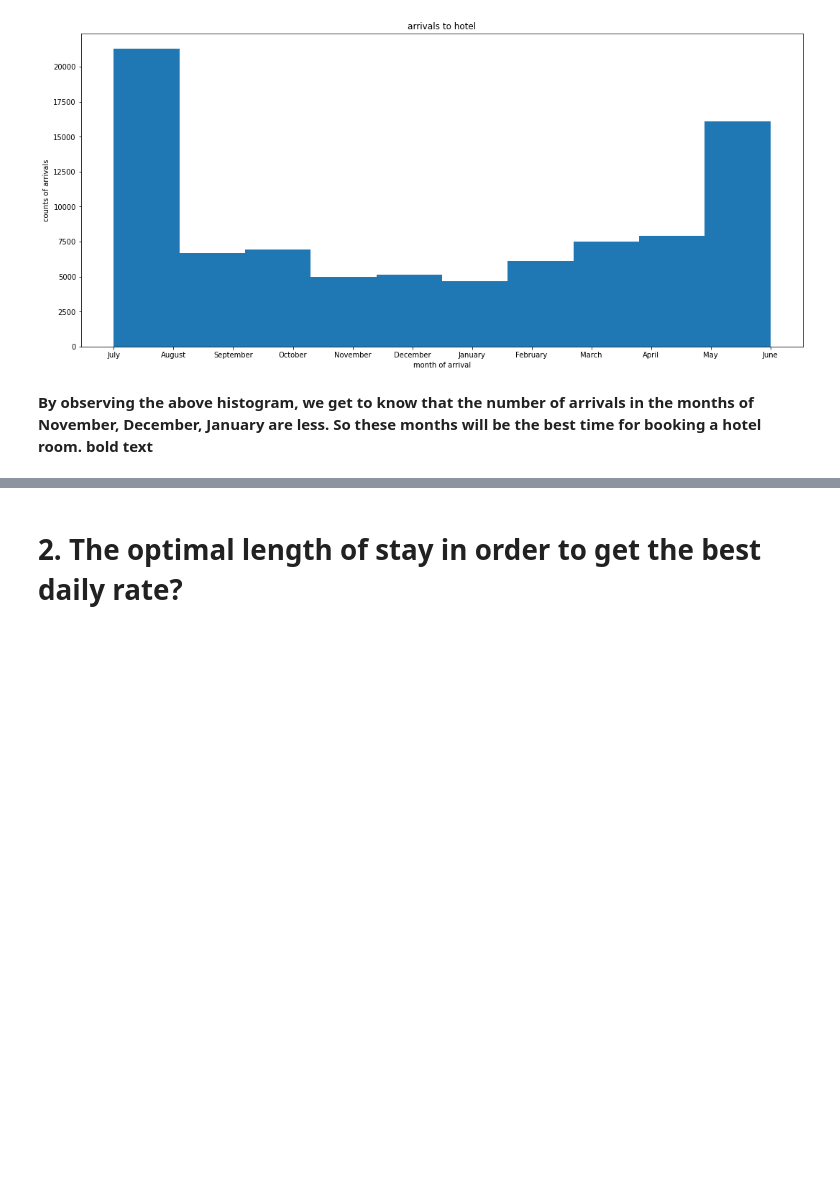
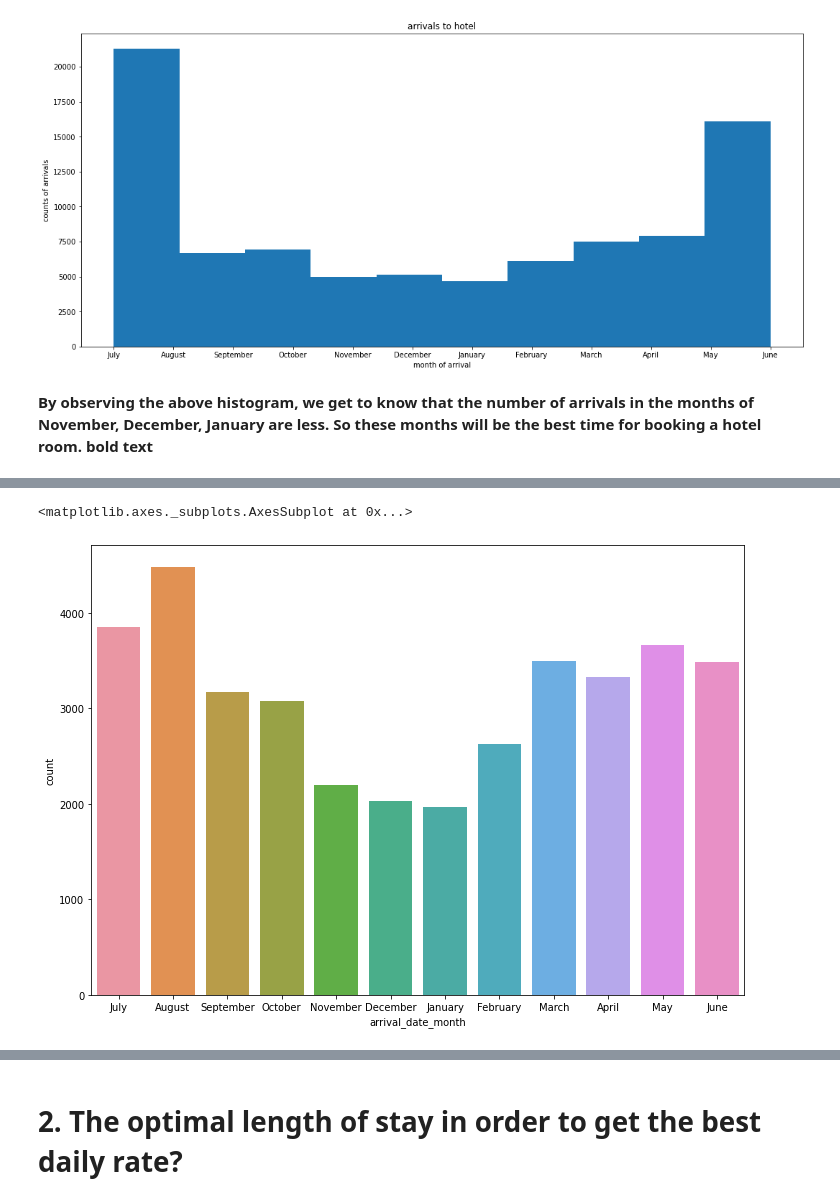
Before and after one commit to Kondasagar/hotel-booking, a Jupyter notebook: KondaVidyasagar_Hotel_Booking_Analysis_Capstone_Project_1.ipynb, the cells around one changed output, grey strips where cells are left out. Cells and saved outputs as stored; diff of their text form; code cells hidden in the pictures; blank space fills up the shorter version.

```diff
--- a/KondaVidyasagar_Hotel_Booking_Analysis_Capstone_Project_1.ipynb
+++ b/KondaVidyasagar_Hotel_Booking_Analysis_Capstone_Project_1.ipynb
@@ -380,0 +414,5 @@ Text(0.5, 1.0, 'arrivals to hotel')
+# %%
+sns.countplot(x='arrival_date_month',data=df_City_hotel)
+# %% [output]
+<matplotlib.axes._subplots.AxesSubplot at 0x...>
+[figure, added]
```
Also changed, not shown: parts of 25 cells of this notebook.
